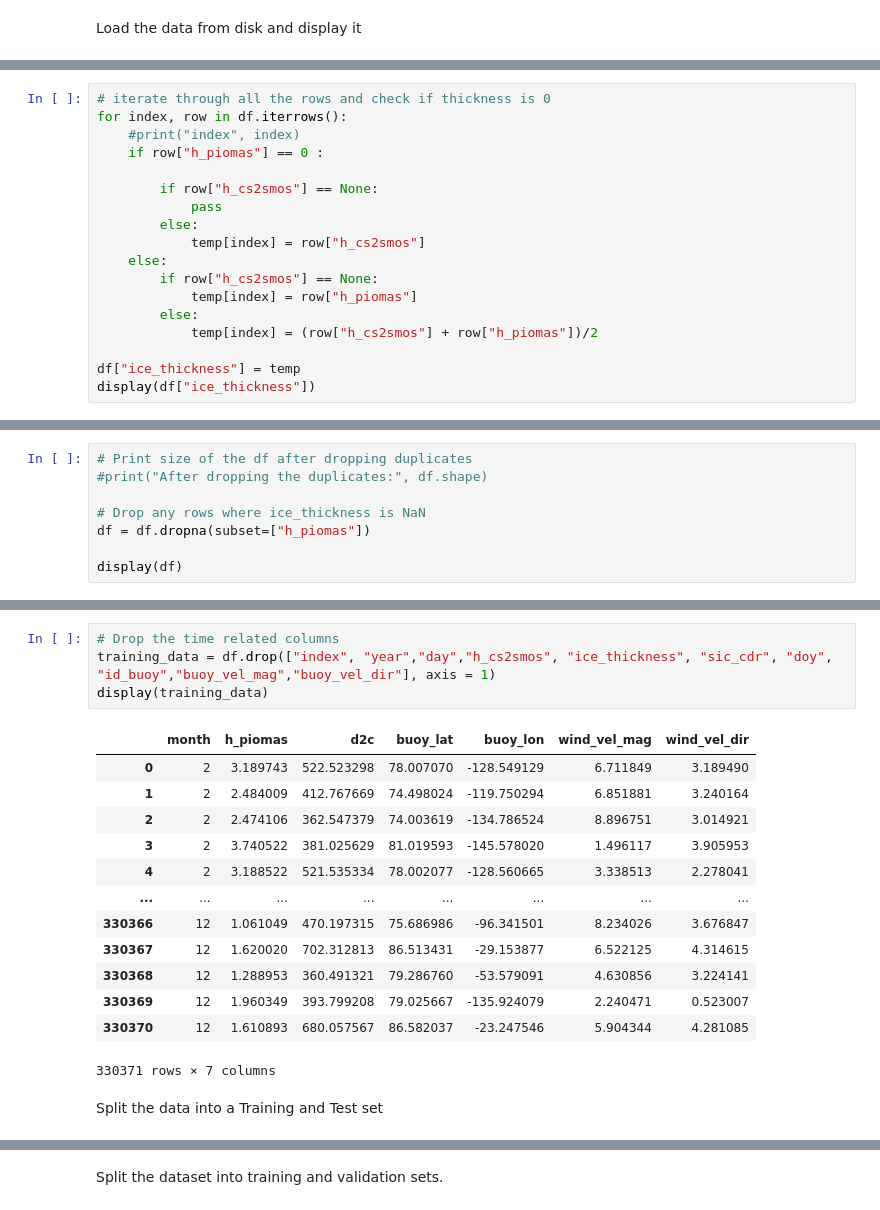
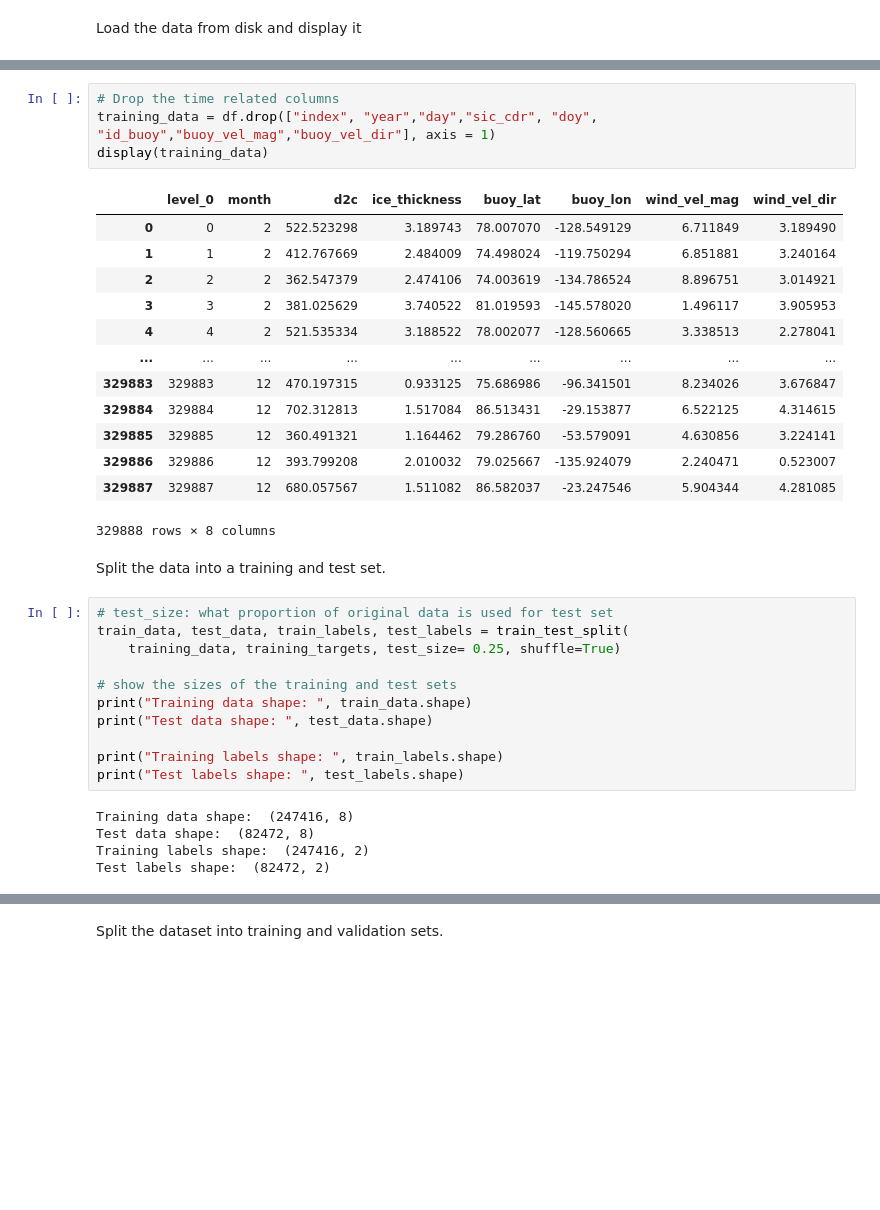
Before and after one commit to Climate-Crisis-AI-Team-Vel-Ice/sea-ice-challenge, a Jupyter notebook: sea_ice_data_PCA_analysis.ipynb, the cells around one changed output, grey strips where cells are left out. Drawn from its saved outputs; the diff is of its cells as text; blank space fills up the shorter version.

```diff
--- a/sea_ice_data_PCA_analysis.ipynb
+++ b/sea_ice_data_PCA_analysis.ipynb
@@ -81,18 +53,0 @@ Before dropping the NaNs : (339478, 15)
-# %%
-# iterate through all the rows and check if thickness is 0
-for index, row in df.iterrows():
-    #print("index", index)
-    if row["h_piomas"] == 0 :
-
-        if row["h_cs2smos"] == None:
-            pass
-        else:
-            temp[index] = row["h_cs2smos"]
-    else:
-        if row["h_cs2smos"] == None:
-            temp[index] = row["h_piomas"]
-        else:
-            temp[index] = (row["h_cs2smos"] + row["h_piomas"])/2
-
-df["ice_thickness"] = temp
-display(df["ice_thickness"])
@@ -112,8 +53,0 @@ Name: ice_thickness, Length: 330371, dtype: float64
-# %%
-# Print size of the df after dropping duplicates
-#print("After dropping the duplicates:", df.shape)
-
-# Drop any rows where ice_thickness is NaN
-df = df.dropna(subset=["h_piomas"])
-
-display(df)
@@ -158,21 +80,37 @@ Target Variables
 # %%
 # Drop the time related columns
-training_data = df.drop(["index", "year","day","h_cs2smos", "ice_thickness", "sic_cdr", "doy", "id_buoy","buoy_vel_mag","buoy_vel_dir"], axis = 1)
+training_data = df.drop(["index", "year","day","sic_cdr", "doy", "id_buoy","buoy_vel_mag","buoy_vel_dir"], axis = 1)
 display(training_data)
 # %% [output]
-|  | month | h_piomas | d2c | buoy_lat | buoy_lon | wind_vel_mag | wind_vel_dir |
-| 0 | 2 | 3.189743 | 522.523298 | 78.007070 | -128.549129 | 6.711849 | 3.189490 |
-| 1 | 2 | 2.484009 | 412.767669 | 74.498024 | -119.750294 | 6.851881 | 3.240164 |
-| 2 | 2 | 2.474106 | 362.547379 | 74.003619 | -134.786524 | 8.896751 | 3.014921 |
-| 3 | 2 | 3.740522 | 381.025629 | 81.019593 | -145.578020 | 1.496117 | 3.905953 |
-| 4 | 2 | 3.188522 | 521.535334 | 78.002077 | -128.560665 | 3.338513 | 2.278041 |
-| ... | ... | ... | ... | ... | ... | ... | ... |
-| 330366 | 12 | 1.061049 | 470.197315 | 75.686986 | -96.341501 | 8.234026 | 3.676847 |
-| 330367 | 12 | 1.620020 | 702.312813 | 86.513431 | -29.153877 | 6.522125 | 4.314615 |
-| 330368 | 12 | 1.288953 | 360.491321 | 79.286760 | -53.579091 | 4.630856 | 3.224141 |
-| 330369 | 12 | 1.960349 | 393.799208 | 79.025667 | -135.924079 | 2.240471 | 0.523007 |
-| 330370 | 12 | 1.610893 | 680.057567 | 86.582037 | -23.247546 | 5.904344 | 4.281085 |
+|  | level_0 | month | d2c | ice_thickness | buoy_lat | buoy_lon | wind_vel_mag | wind_vel_dir |
+| 0 | 0 | 2 | 522.523298 | 3.189743 | 78.007070 | -128.549129 | 6.711849 | 3.189490 |
+| 1 | 1 | 2 | 412.767669 | 2.484009 | 74.498024 | -119.750294 | 6.851881 | 3.240164 |
+| 2 | 2 | 2 | 362.547379 | 2.474106 | 74.003619 | -134.786524 | 8.896751 | 3.014921 |
+| 3 | 3 | 2 | 381.025629 | 3.740522 | 81.019593 | -145.578020 | 1.496117 | 3.905953 |
+| 4 | 4 | 2 | 521.535334 | 3.188522 | 78.002077 | -128.560665 | 3.338513 | 2.278041 |
+| ... | ... | ... | ... | ... | ... | ... | ... | ... |
+| 329883 | 329883 | 12 | 470.197315 | 0.933125 | 75.686986 | -96.341501 | 8.234026 | 3.676847 |
+| 329884 | 329884 | 12 | 702.312813 | 1.517084 | 86.513431 | -29.153877 | 6.522125 | 4.314615 |
+| 329885 | 329885 | 12 | 360.491321 | 1.164462 | 79.286760 | -53.579091 | 4.630856 | 3.224141 |
+| 329886 | 329886 | 12 | 393.799208 | 2.010032 | 79.025667 | -135.924079 | 2.240471 | 0.523007 |
+| 329887 | 329887 | 12 | 680.057567 | 1.511082 | 86.582037 | -23.247546 | 5.904344 | 4.281085 |
-330371 rows × 7 columns
+329888 rows × 8 columns
 # %% [markdown]
-Split the data into a Training and Test set
+Split the data into a training and test set.
+# %%
+# test_size: what proportion of original data is used for test set
+train_data, test_data, train_labels, test_labels = train_test_split(
+    training_data, training_targets, test_size= 0.25, shuffle=True)
+
+# show the sizes of the training and test sets
+print("Training data shape: ", train_data.shape)
+print("Test data shape: ", test_data.shape)
+
+print("Training labels shape: ", train_labels.shape)
+print("Test labels shape: ", test_labels.shape)
+# %% [output]
+Training data shape:  (247416, 8)
+Test data shape:  (82472, 8)
+Training labels shape:  (247416, 2)
+Test labels shape:  (82472, 2)
 # %%
```
Also changed, not shown: parts of 32 cells of this notebook.
